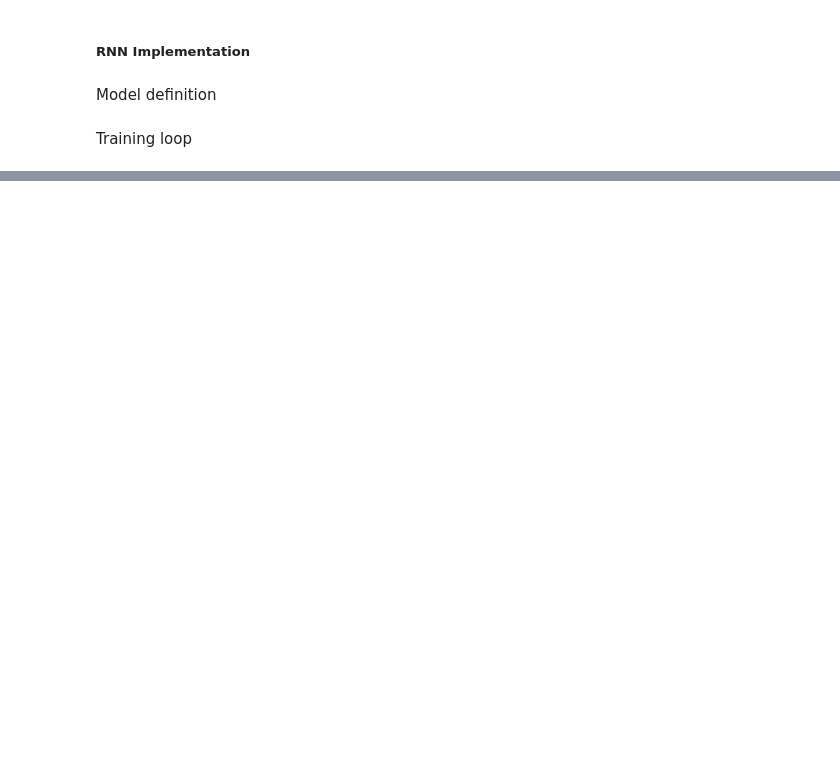
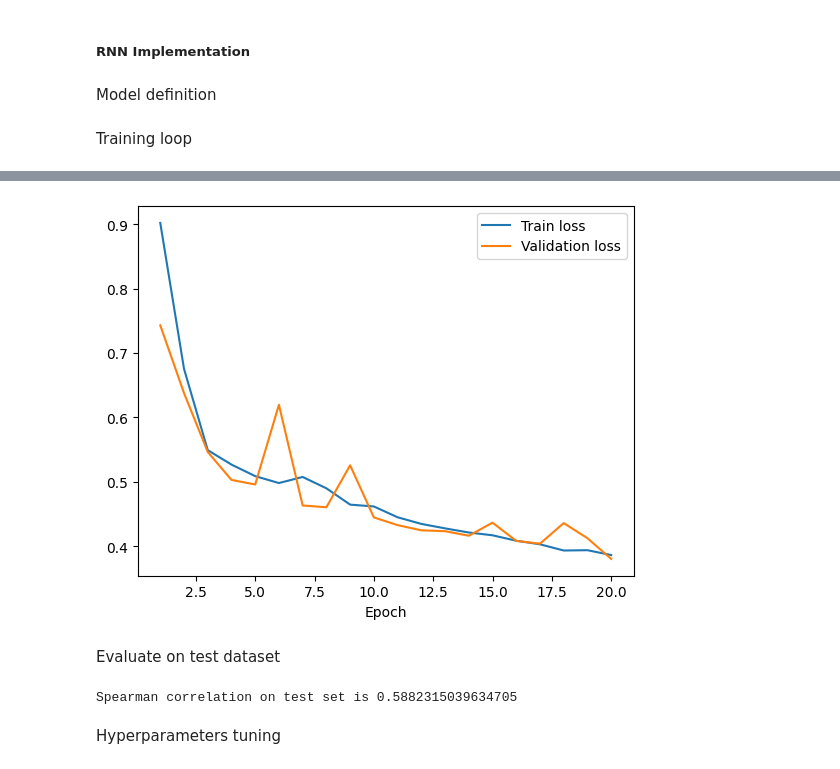
Before and after one commit to mels273/dl-homework2, a Jupyter notebook: q2/Q2.ipynb, the cells around one changed output, grey strips where cells are left out. Saved outputs shown, nothing was run; the diff lists cells and outputs as text; code cells hidden in the pictures; blank space fills up the shorter version.

```diff
--- a/q2/Q2.ipynb
+++ b/q2/Q2.ipynb
@@ -302,11 +398,3 @@ model = RNN().to("cpu")
 out = model(x)
 # %% [markdown]
 Training loop
-# %%
-# Device
-device = "cpu"
-
-# Model
-model = RNN().to(device)
-
-train(model, 20, 512, 1e-3, ds_train, ds_val, "q2_rnn_best.model")
@@ -331,0 +401,18 @@ tensor(0.5584)
+# %%
+# Device
+device = "cpu"
+
+# Model
+model = RNN().to(device)
+
+# Train
+best_state, best_val_corr, train_losses, val_losses = train(model,
+                                                            epochs=20,
+                                                            batch_size=256,
+                                                            lr=1e-3,
+                                                            ds_train=ds_train,
+                                                            ds_val=ds_val)
+
+# Save best state to file
+with open("q2_rnn_best.model","wb") as file:
+      pickle.dump(best_state, file)
@@ -331,0 +437,36 @@ tensor(0.5584)
+# %%
+# Plot losses
+epochs = [i+1 for i in range(20)]
+plot(epochs, {"Train loss":train_losses, "Validation loss":val_losses})
+# %% [output]
+[figure, added]
+# %% [markdown]
+Evaluate on test dataset
+# %%
+
+# Evaluate on test dataset
+model = RNN().to(device)
+
+# Data loader for test dataset
+test_loader = DataLoader(ds_test, len(ds_test), shuffle=False)
+
+with open("q2_rnn_best.model","rb") as file:
+    model.load_state_dict(pickle.load(file))
+
+test_corr = 0.0
+for x, y, mask in test_loader:
+
+    # Add channel dimension to x
+    x = x.unsqueeze(1)
+
+    # Compute spearman correlation
+    test_corr = masked_spearman_correlation( model(x), y, mask)
+
+    # Break (single batch)
+    break
+
+print(f"Spearman correlation on test set is {test_corr}")
+# %% [output]
+Spearman correlation on test set is 0.5882315039634705
+# %% [markdown]
+Hyperparameters tuning
```
Also changed, not shown: parts of 16 cells of this notebook.
